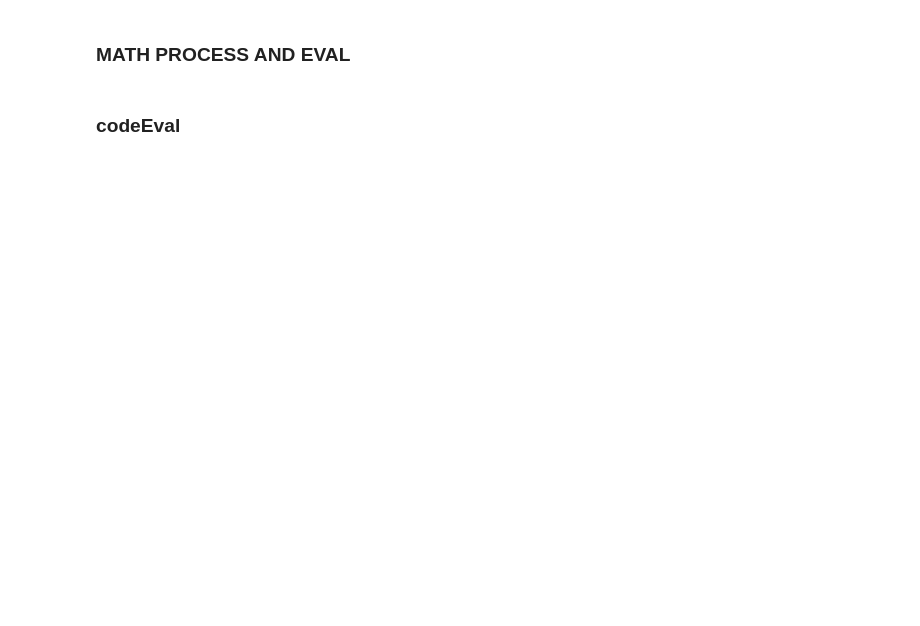
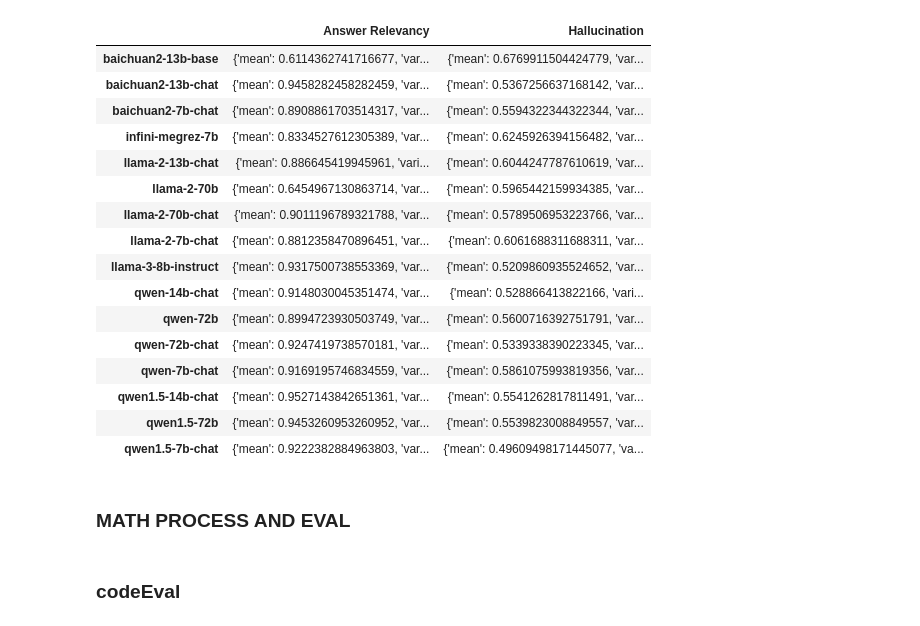
Before and after one commit to youjinliang2200016640/IR, a Jupyter notebook: evalute_plus.ipynb, the cells around one changed output. Drawn from its saved outputs; the diff is of its cells as text; code cells hidden in the pictures; blank space fills up the shorter version.

```diff
--- a/evalute_plus.ipynb
+++ b/evalute_plus.ipynb
@@ -1145,3 +1217,23 @@ data_eval_mean
+# %%
+pd.DataFrame(data_eval_mean)
+# %% [output]
+|  | Answer Relevancy | Hallucination |
+| baichuan2-13b-base | {'mean': 0.6114362741716677, 'var... | {'mean': 0.6769911504424779, 'var... |
+| baichuan2-13b-chat | {'mean': 0.9458282458282459, 'var... | {'mean': 0.5367256637168142, 'var... |
+| baichuan2-7b-chat | {'mean': 0.8908861703514317, 'var... | {'mean': 0.5594322344322344, 'var... |
+| infini-megrez-7b | {'mean': 0.8334527612305389, 'var... | {'mean': 0.6245926394156482, 'var... |
+| llama-2-13b-chat | {'mean': 0.886645419945961, 'vari... | {'mean': 0.6044247787610619, 'var... |
+| llama-2-70b | {'mean': 0.6454967130863714, 'var... | {'mean': 0.5965442159934385, 'var... |
+| llama-2-70b-chat | {'mean': 0.9011196789321788, 'var... | {'mean': 0.5789506953223766, 'var... |
+| llama-2-7b-chat | {'mean': 0.8812358470896451, 'var... | {'mean': 0.6061688311688311, 'var... |
+| llama-3-8b-instruct | {'mean': 0.9317500738553369, 'var... | {'mean': 0.5209860935524652, 'var... |
+| qwen-14b-chat | {'mean': 0.9148030045351474, 'var... | {'mean': 0.528866413822166, 'vari... |
+| qwen-72b | {'mean': 0.8994723930503749, 'var... | {'mean': 0.5600716392751791, 'var... |
+| qwen-72b-chat | {'mean': 0.9247419738570181, 'var... | {'mean': 0.5339338390223345, 'var... |
+| qwen-7b-chat | {'mean': 0.9169195746834559, 'var... | {'mean': 0.5861075993819356, 'var... |
+| qwen1.5-14b-chat | {'mean': 0.9527143842651361, 'var... | {'mean': 0.5541262817811491, 'var... |
+| qwen1.5-72b | {'mean': 0.9453260953260952, 'var... | {'mean': 0.5539823008849557, 'var... |
+| qwen1.5-7b-chat | {'mean': 0.9222382884963803, 'var... | {'mean': 0.49609498171445077, 'va... |
 # %% [markdown]
 ### MATH PROCESS AND EVAL
 # %%
```
Also changed, not shown: parts of 29 cells of this notebook, 5 other files.
